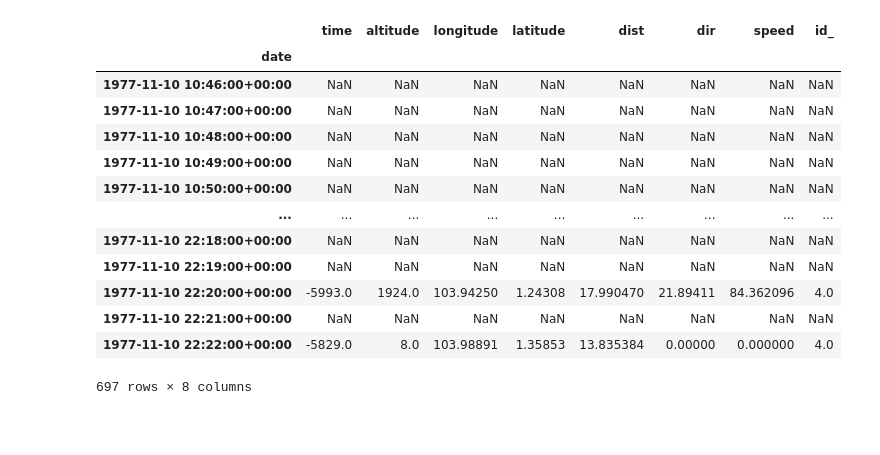
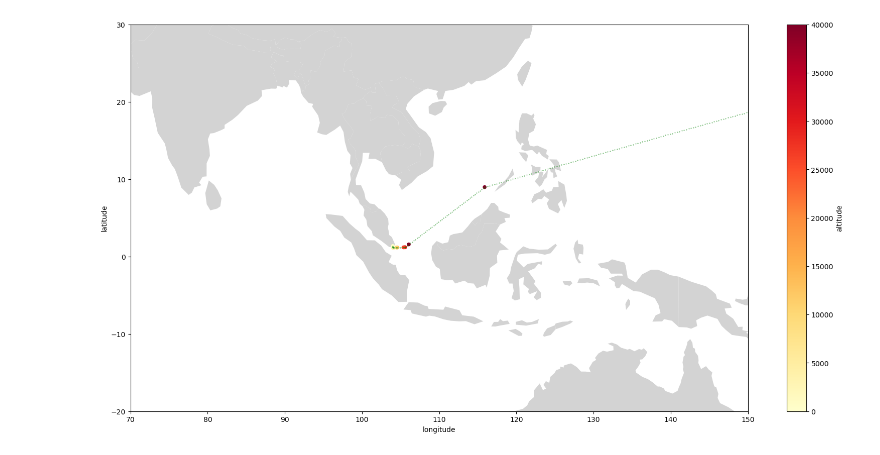
Before and after one commit to michaschultz/mobileSector, a Jupyter notebook: msdata/msFlights.ipynb, the cells around one changed output. Drawn from its saved outputs; the diff is of its cells as text; code cells hidden in the pictures; blank space fills up the shorter version.

```diff
--- a/msdata/msFlights.ipynb
+++ b/msdata/msFlights.ipynb
@@ -28,8 +28,8 @@ end   = start + duration * 60
 list = rf.df[rf.df['time'].between(86400*0 + 0, 86400*0 + 60)]['id_'].unique().tolist()
 
 # df = rf.getResampledFlights(list, sampleTime="120s") # use 3 and 4
-df = rf.getResampledFlights([4], sampleTime="120s")
+df = rf.getResampledFlights(list, sampleTime="120s")
 
-df
+# df
 # %% [output]
 resample flights
@@ -54,24 +36,7 @@ yesss
 # %%
-n = 4
-
+n = 3
 flight = rf.df[rf.df['id_'] == n]
-
-# flight = flight[:3]
-resample = flight.resample("60s").mean()[1:]  # remove first value
-
-resample
+resample = df[df['id_'] == n]
+rf.plotFlight(flight, flightResample=resample)
 # %% [output]
-|  | time | altitude | longitude | latitude | dist | dir | speed | id_ |
-| date |  |  |  |  |  |  |  |  |
-| 1977-11-10 10:46:00+00:00 | NaN | NaN | NaN | NaN | NaN | NaN | NaN | NaN |
-| 1977-11-10 10:47:00+00:00 | NaN | NaN | NaN | NaN | NaN | NaN | NaN | NaN |
-| 1977-11-10 10:48:00+00:00 | NaN | NaN | NaN | NaN | NaN | NaN | NaN | NaN |
-| 1977-11-10 10:49:00+00:00 | NaN | NaN | NaN | NaN | NaN | NaN | NaN | NaN |
-| 1977-11-10 10:50:00+00:00 | NaN | NaN | NaN | NaN | NaN | NaN | NaN | NaN |
-| ... | ... | ... | ... | ... | ... | ... | ... | ... |
-| 1977-11-10 22:18:00+00:00 | NaN | NaN | NaN | NaN | NaN | NaN | NaN | NaN |
-| 1977-11-10 22:19:00+00:00 | NaN | NaN | NaN | NaN | NaN | NaN | NaN | NaN |
-| 1977-11-10 22:20:00+00:00 | -5993.0 | 1924.0 | 103.94250 | 1.24308 | 17.990470 | 21.89411 | 84.362096 | 4.0 |
-| 1977-11-10 22:21:00+00:00 | NaN | NaN | NaN | NaN | NaN | NaN | NaN | NaN |
-| 1977-11-10 22:22:00+00:00 | -5829.0 | 8.0 | 103.98891 | 1.35853 | 13.835384 | 0.00000 | 0.000000 | 4.0 |
-697 rows × 8 columns
+[figure, added]
```
Also changed, not shown: parts of 5 cells of this notebook, 2 other files.
